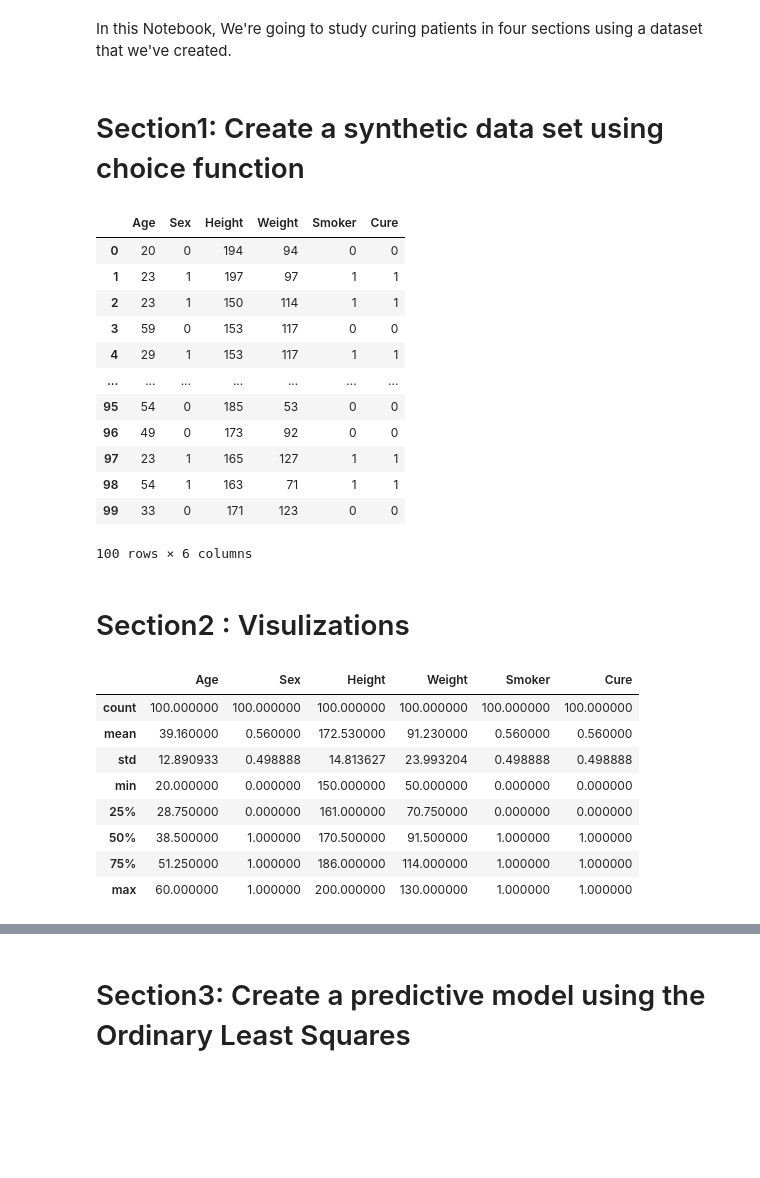
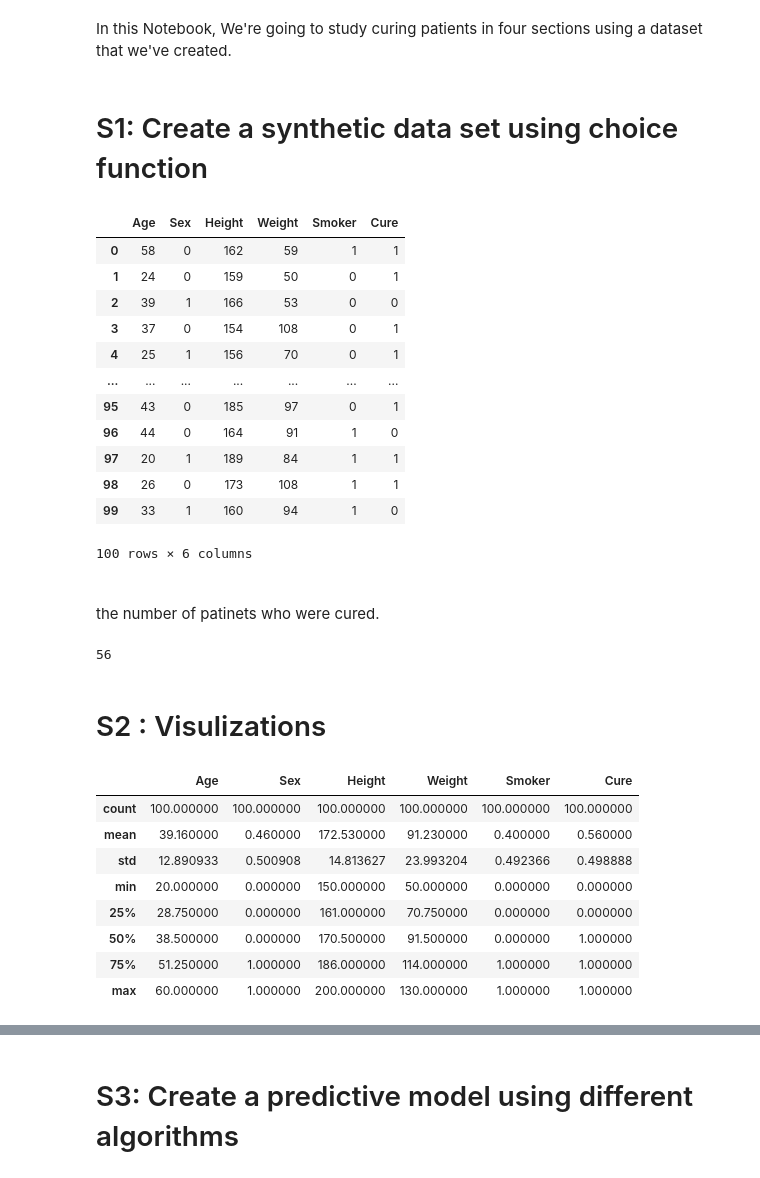
Before and after one commit to amirho3einsedaghati/DataScience, a Jupyter notebook: Study on Curing Patients using a Synthetic dataset/Study on Curing Patients using a Synthetic dataset.ipynb, the cells around one changed output, grey strips where cells are left out. Drawn from its saved outputs; the diff is of its cells as text; code cells hidden in the pictures; blank space fills up the shorter version.

```diff
--- a/Study on Curing Patients using a Synthetic dataset/Study on Curing Patients using a Synthetic dataset.ipynb
+++ b/Study on Curing Patients using a Synthetic dataset/Study on Curing Patients using a Synthetic dataset.ipynb
@@ -1,7 +1,7 @@
 # %% [markdown]
 In this Notebook, We're going to study curing patients in four sections using a dataset that we've created.
 # %% [markdown]
-# Section1: Create a synthetic data set using choice function
+# S1: Create a synthetic data set using choice function
 # %%
 %matplotlib notebook
 import numpy as np
@@ -14,48 +16,60 @@ sns.set_style('white')
 # %%
 def num_random_generator(a):
     np.random.seed(0)
-    return np.random.choice(a, size=100)
+    random = np.random.choice(a, size=100)
+    np.random.shuffle(random)
+    return random
 
 Age = num_random_generator(np.arange(20, 61))
 Sex = num_random_generator([0, 1])
 Height = num_random_generator(np.arange(150, 201))
 Weight = num_random_generator(np.arange(50, 131))
 Smoker = num_random_generator([0, 1])
 Patient = num_random_generator([0, 1])
 
 df = pd.DataFrame({"Age": Age,
                   "Sex": Sex, # Male -> 0 , Femle -> 1
                   "Height": Height,
                   "Weight" : Weight,
                   "Smoker" : Smoker,
                   "Cure" : Patient})
+
+df['Smoker'] = np.random.choice([1, 0], size=100)
+df['Sex'] = np.random.choice([1, 0], size=100)
 df
 # %% [output]
 |  | Age | Sex | Height | Weight | Smoker | Cure |
-| 0 | 20 | 0 | 194 | 94 | 0 | 0 |
-| 1 | 23 | 1 | 197 | 97 | 1 | 1 |
-| 2 | 23 | 1 | 150 | 114 | 1 | 1 |
-| 3 | 59 | 0 | 153 | 117 | 0 | 0 |
-| 4 | 29 | 1 | 153 | 117 | 1 | 1 |
+| 0 | 58 | 0 | 162 | 59 | 1 | 1 |
+| 1 | 24 | 0 | 159 | 50 | 0 | 1 |
+| 2 | 39 | 1 | 166 | 53 | 0 | 0 |
+| 3 | 37 | 0 | 154 | 108 | 0 | 1 |
+| 4 | 25 | 1 | 156 | 70 | 0 | 1 |
 | ... | ... | ... | ... | ... | ... | ... |
-| 95 | 54 | 0 | 185 | 53 | 0 | 0 |
-| 96 | 49 | 0 | 173 | 92 | 0 | 0 |
-| 97 | 23 | 1 | 165 | 127 | 1 | 1 |
-| 98 | 54 | 1 | 163 | 71 | 1 | 1 |
-| 99 | 33 | 0 | 171 | 123 | 0 | 0 |
+| 95 | 43 | 0 | 185 | 97 | 0 | 1 |
+| 96 | 44 | 0 | 164 | 91 | 1 | 0 |
+| 97 | 20 | 1 | 189 | 84 | 1 | 1 |
+| 98 | 26 | 0 | 173 | 108 | 1 | 1 |
+| 99 | 33 | 1 | 160 | 94 | 1 | 0 |
 100 rows × 6 columns
+# %% [markdown]
+<br> </br>
+the number of patinets who were cured.
+# %%
+len(df[df['Cure'] == 1])
+# %% [output]
+56
 # %% [markdown]
-# Section2 : Visulizations
+# S2 : Visulizations
 # %%
 df.describe()
 # %% [output]
 |  | Age | Sex | Height | Weight | Smoker | Cure |
 | count | 100.000000 | 100.000000 | 100.000000 | 100.000000 | 100.000000 | 100.000000 |
-| mean | 39.160000 | 0.560000 | 172.530000 | 91.230000 | 0.560000 | 0.560000 |
-| std | 12.890933 | 0.498888 | 14.813627 | 23.993204 | 0.498888 | 0.498888 |
+| mean | 39.160000 | 0.460000 | 172.530000 | 91.230000 | 0.400000 | 0.560000 |
+| std | 12.890933 | 0.500908 | 14.813627 | 23.993204 | 0.492366 | 0.498888 |
 | min | 20.000000 | 0.000000 | 150.000000 | 50.000000 | 0.000000 | 0.000000 |
 | 25% | 28.750000 | 0.000000 | 161.000000 | 70.750000 | 0.000000 | 0.000000 |
-| 50% | 38.500000 | 1.000000 | 170.500000 | 91.500000 | 1.000000 | 1.000000 |
+| 50% | 38.500000 | 0.000000 | 170.500000 | 91.500000 | 0.000000 | 1.000000 |
 | 75% | 51.250000 | 1.000000 | 186.000000 | 114.000000 | 1.000000 | 1.000000 |
 | max | 60.000000 | 1.000000 | 200.000000 | 130.000000 | 1.000000 | 1.000000 |
 # %%
@@ -70,6 +84,6 @@ _ = pd.plotting.scatter_matrix(df, figsize=(7, 7), range_padding=0.2)
 [interactive output not drawn]
 [interactive output not drawn]
 # %% [markdown]
-# Section3: Create a predictive model using the Ordinary Least Squares
+# S3: Create a predictive model using different algorithms
 # %%
 from sklearn.model_selection import train_test_split
```
Also changed, not shown: parts of 10 cells of this notebook.
